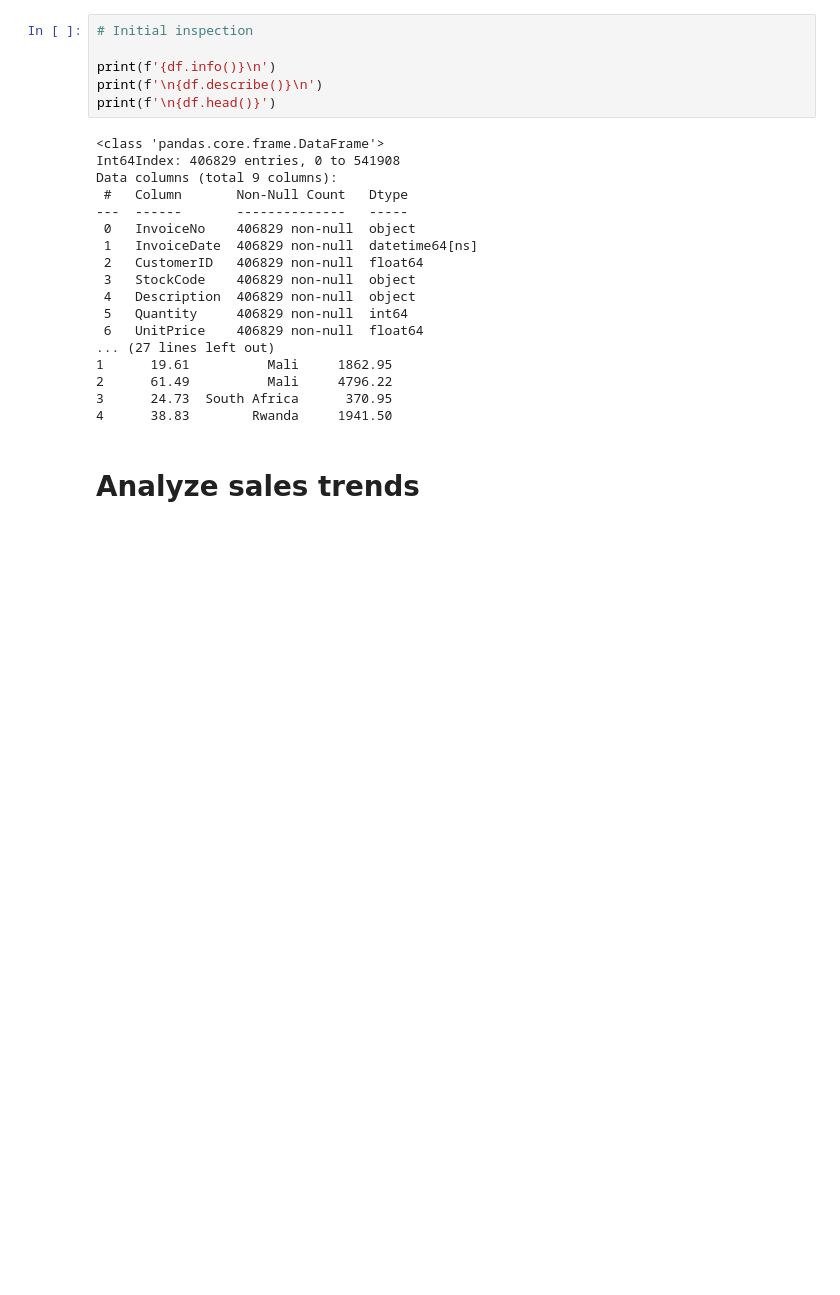
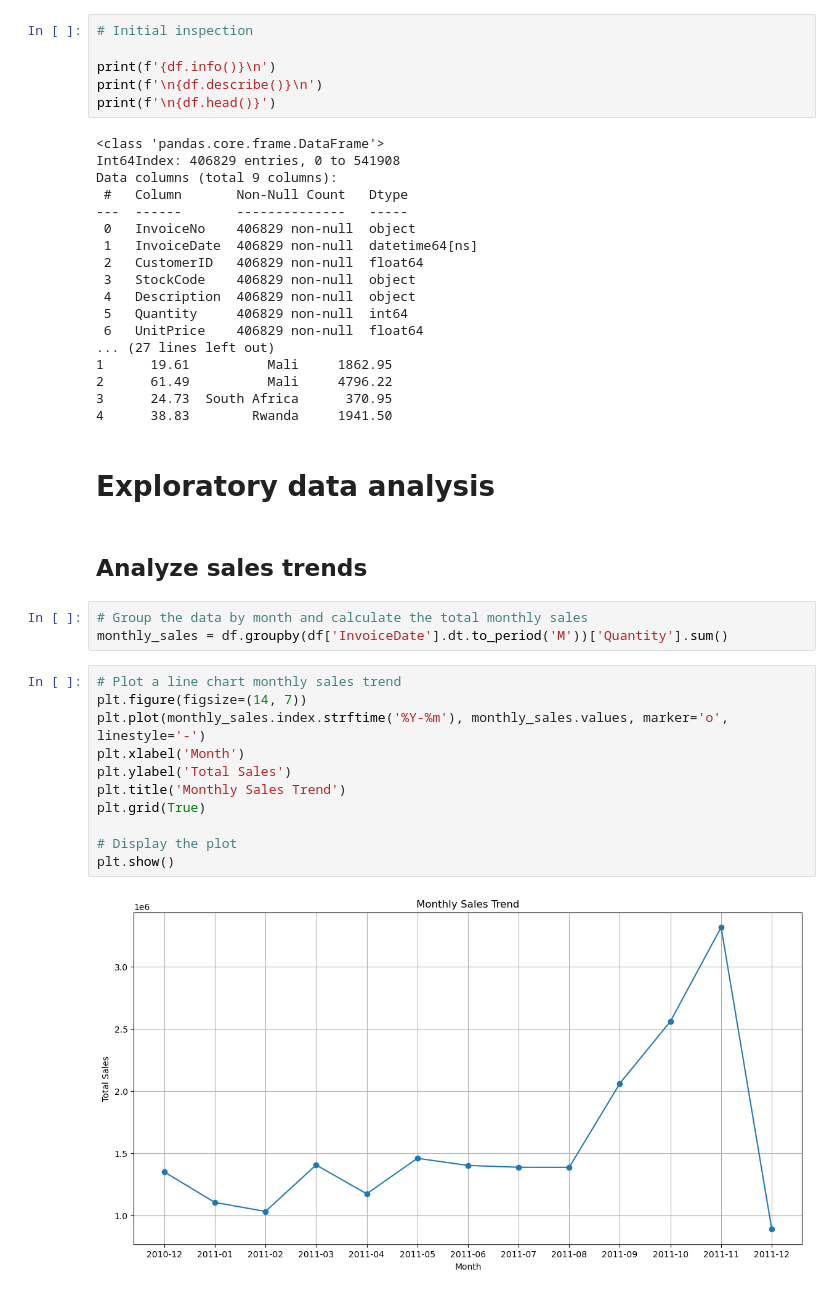
Before and after one commit to Emerald-GitHub/Eshop-pro-cohort-analysis, a Jupyter notebook: notebook/Eshop-pro-cohort-analysis.ipynb, the cells around one changed output. Drawn from its saved outputs; the diff is of its cells as text; blank space fills up the shorter version.

```diff
--- a/notebook/Eshop-pro-cohort-analysis.ipynb
+++ b/notebook/Eshop-pro-cohort-analysis.ipynb
@@ -124,5 +125,23 @@ Data columns (total 9 columns):
 2      61.49          Mali     4796.22
 3      24.73  South Africa      370.95
 4      38.83        Rwanda     1941.50
+# %% [markdown]
+# Exploratory data analysis
 # %% [markdown]
-# Analyze sales trends
+## Analyze sales trends
+# %%
+# Group the data by month and calculate the total monthly sales
+monthly_sales = df.groupby(df['InvoiceDate'].dt.to_period('M'))['Quantity'].sum()
+# %%
+# Plot a line chart monthly sales trend
+plt.figure(figsize=(14, 7))
+plt.plot(monthly_sales.index.strftime('%Y-%m'), monthly_sales.values, marker='o', linestyle='-')
+plt.xlabel('Month')
+plt.ylabel('Total Sales')
+plt.title('Monthly Sales Trend')
+plt.grid(True)
+
+# Display the plot
+plt.show()
+# %% [output]
+[figure, added]
```
Also changed, not shown: parts of 21 cells of this notebook, 2 other files.
